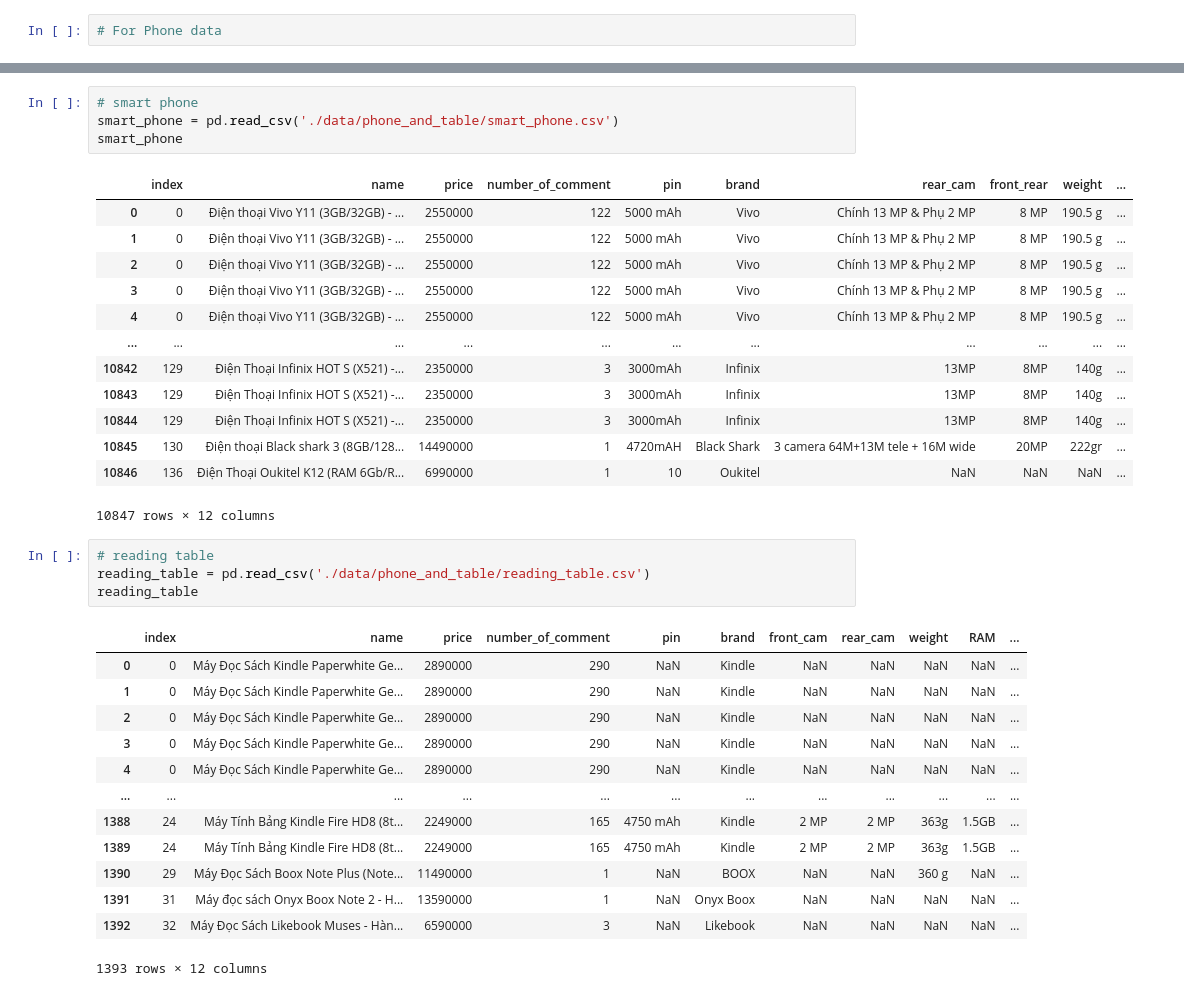
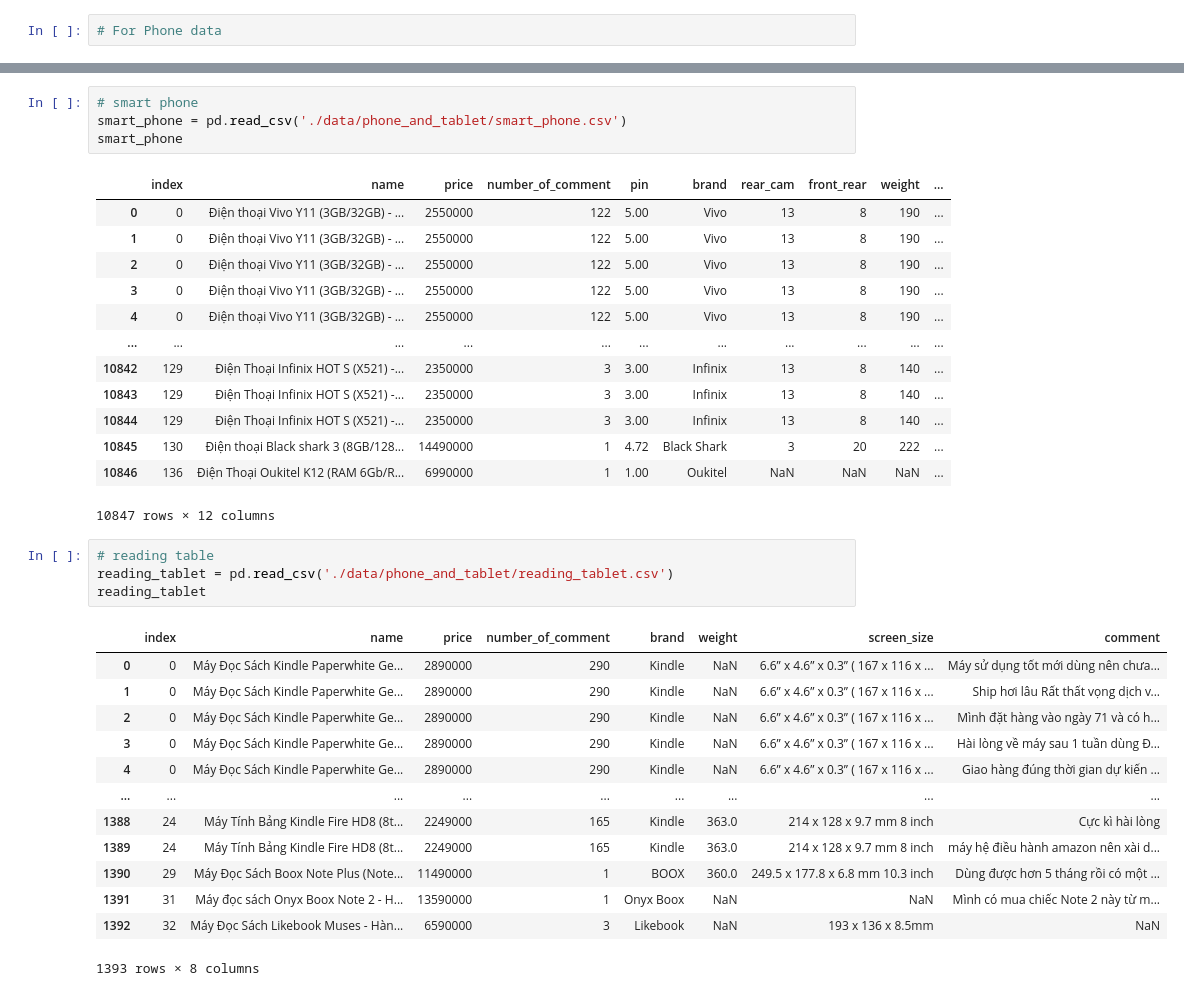
Before and after one commit to ngoclp2000/Introduction_To_Data_Science, a Jupyter notebook: DataCleaning.ipynb, the cells around one changed output, grey strips where cells are left out. Cells and saved outputs as stored; diff of their text form.

```diff
--- a/DataCleaning.ipynb
+++ b/DataCleaning.ipynb
@@ -31,37 +30,37 @@ normal_phone
 # %%
 # smart phone
-smart_phone = pd.read_csv('./data/phone_and_table/smart_phone.csv')
+smart_phone = pd.read_csv('./data/phone_and_tablet/smart_phone.csv')
 smart_phone
 # %% [output]
 |  | index | name | price | number_of_comment | pin | brand | rear_cam | front_rear | weight | ... |
-| 0 | 0 | Điện thoại Vivo Y11 (3GB/32GB) - ... | 2550000 | 122 | 5000 mAh | Vivo | Chính 13 MP & Phụ 2 MP | 8 MP | 190.5 g | ... |
-| 1 | 0 | Điện thoại Vivo Y11 (3GB/32GB) - ... | 2550000 | 122 | 5000 mAh | Vivo | Chính 13 MP & Phụ 2 MP | 8 MP | 190.5 g | ... |
-| 2 | 0 | Điện thoại Vivo Y11 (3GB/32GB) - ... | 2550000 | 122 | 5000 mAh | Vivo | Chính 13 MP & Phụ 2 MP | 8 MP | 190.5 g | ... |
-| 3 | 0 | Điện thoại Vivo Y11 (3GB/32GB) - ... | 2550000 | 122 | 5000 mAh | Vivo | Chính 13 MP & Phụ 2 MP | 8 MP | 190.5 g | ... |
-| 4 | 0 | Điện thoại Vivo Y11 (3GB/32GB) - ... | 2550000 | 122 | 5000 mAh | Vivo | Chính 13 MP & Phụ 2 MP | 8 MP | 190.5 g | ... |
+| 0 | 0 | Điện thoại Vivo Y11 (3GB/32GB) - ... | 2550000 | 122 | 5.00 | Vivo | 13 | 8 | 190 | ... |
+| 1 | 0 | Điện thoại Vivo Y11 (3GB/32GB) - ... | 2550000 | 122 | 5.00 | Vivo | 13 | 8 | 190 | ... |
+| 2 | 0 | Điện thoại Vivo Y11 (3GB/32GB) - ... | 2550000 | 122 | 5.00 | Vivo | 13 | 8 | 190 | ... |
+| 3 | 0 | Điện thoại Vivo Y11 (3GB/32GB) - ... | 2550000 | 122 | 5.00 | Vivo | 13 | 8 | 190 | ... |
+| 4 | 0 | Điện thoại Vivo Y11 (3GB/32GB) - ... | 2550000 | 122 | 5.00 | Vivo | 13 | 8 | 190 | ... |
 | ... | ... | ... | ... | ... | ... | ... | ... | ... | ... | ... |
-| 10842 | 129 | Điện Thoại Infinix HOT S (X521) -... | 2350000 | 3 | 3000mAh | Infinix | 13MP | 8MP | 140g | ... |
-| 10843 | 129 | Điện Thoại Infinix HOT S (X521) -... | 2350000 | 3 | 3000mAh | Infinix | 13MP | 8MP | 140g | ... |
-| 10844 | 129 | Điện Thoại Infinix HOT S (X521) -... | 2350000 | 3 | 3000mAh | Infinix | 13MP | 8MP | 140g | ... |
-| 10845 | 130 | Điện thoại Black shark 3 (8GB/128... | 14490000 | 1 | 4720mAH | Black Shark | 3 camera 64M+13M tele + 16M wide | 20MP | 222gr | ... |
-| 10846 | 136 | Điện Thoại Oukitel K12 (RAM 6Gb/R... | 6990000 | 1 | 10 | Oukitel | NaN | NaN | NaN | ... |
+| 10842 | 129 | Điện Thoại Infinix HOT S (X521) -... | 2350000 | 3 | 3.00 | Infinix | 13 | 8 | 140 | ... |
+| 10843 | 129 | Điện Thoại Infinix HOT S (X521) -... | 2350000 | 3 | 3.00 | Infinix | 13 | 8 | 140 | ... |
+| 10844 | 129 | Điện Thoại Infinix HOT S (X521) -... | 2350000 | 3 | 3.00 | Infinix | 13 | 8 | 140 | ... |
+| 10845 | 130 | Điện thoại Black shark 3 (8GB/128... | 14490000 | 1 | 4.72 | Black Shark | 3 | 20 | 222 | ... |
+| 10846 | 136 | Điện Thoại Oukitel K12 (RAM 6Gb/R... | 6990000 | 1 | 1.00 | Oukitel | NaN | NaN | NaN | ... |
 10847 rows × 12 columns
 # %%
 # reading table
-reading_table = pd.read_csv('./data/phone_and_table/reading_table.csv')
-reading_table
+reading_tablet = pd.read_csv('./data/phone_and_tablet/reading_tablet.csv')
+reading_tablet
 # %% [output]
-|  | index | name | price | number_of_comment | pin | brand | front_cam | rear_cam | weight | RAM | ... |
-| 0 | 0 | Máy Đọc Sách Kindle Paperwhite Ge... | 2890000 | 290 | NaN | Kindle | NaN | NaN | NaN | NaN | ... |
-| 1 | 0 | Máy Đọc Sách Kindle Paperwhite Ge... | 2890000 | 290 | NaN | Kindle | NaN | NaN | NaN | NaN | ... |
-| 2 | 0 | Máy Đọc Sách Kindle Paperwhite Ge... | 2890000 | 290 | NaN | Kindle | NaN | NaN | NaN | NaN | ... |
-| 3 | 0 | Máy Đọc Sách Kindle Paperwhite Ge... | 2890000 | 290 | NaN | Kindle | NaN | NaN | NaN | NaN | ... |
-| 4 | 0 | Máy Đọc Sách Kindle Paperwhite Ge... | 2890000 | 290 | NaN | Kindle | NaN | NaN | NaN | NaN | ... |
-| ... | ... | ... | ... | ... | ... | ... | ... | ... | ... | ... | ... |
-| 1388 | 24 | Máy Tính Bảng Kindle Fire HD8 (8t... | 2249000 | 165 | 4750 mAh | Kindle | 2 MP | 2 MP | 363g | 1.5GB | ... |
-| 1389 | 24 | Máy Tính Bảng Kindle Fire HD8 (8t... | 2249000 | 165 | 4750 mAh | Kindle | 2 MP | 2 MP | 363g | 1.5GB | ... |
-| 1390 | 29 | Máy Đọc Sách Boox Note Plus (Note... | 11490000 | 1 | NaN | BOOX | NaN | NaN | 360 g | NaN | ... |
-| 1391 | 31 | Máy đọc sách Onyx Boox Note 2 - H... | 13590000 | 1 | NaN | Onyx Boox | NaN | NaN | NaN | NaN | ... |
-| 1392 | 32 | Máy Đọc Sách Likebook Muses - Hàn... | 6590000 | 3 | NaN | Likebook | NaN | NaN | NaN | NaN | ... |
+|  | index | name | price | number_of_comment | brand | weight | screen_size | comment |
+| 0 | 0 | Máy Đọc Sách Kindle Paperwhite Ge... | 2890000 | 290 | Kindle | NaN | 6.6” x 4.6” x 0.3” ( 167 x 116 x ... | Máy sử dụng tốt mới dùng nên chưa... |
+| 1 | 0 | Máy Đọc Sách Kindle Paperwhite Ge... | 2890000 | 290 | Kindle | NaN | 6.6” x 4.6” x 0.3” ( 167 x 116 x ... | Ship hơi lâu Rất thất vọng dịch v... |
+| 2 | 0 | Máy Đọc Sách Kindle Paperwhite Ge... | 2890000 | 290 | Kindle | NaN | 6.6” x 4.6” x 0.3” ( 167 x 116 x ... | Mình đặt hàng vào ngày 71 và có h... |
+| 3 | 0 | Máy Đọc Sách Kindle Paperwhite Ge... | 2890000 | 290 | Kindle | NaN | 6.6” x 4.6” x 0.3” ( 167 x 116 x ... | Hài lòng về máy sau 1 tuần dùng Đ... |
+| 4 | 0 | Máy Đọc Sách Kindle Paperwhite Ge... | 2890000 | 290 | Kindle | NaN | 6.6” x 4.6” x 0.3” ( 167 x 116 x ... | Giao hàng đúng thời gian dự kiến ... |
+| ... | ... | ... | ... | ... | ... | ... | ... | ... |
+| 1388 | 24 | Máy Tính Bảng Kindle Fire HD8 (8t... | 2249000 | 165 | Kindle | 363.0 | 214 x 128 x 9.7 mm 8 inch | Cực kì hài lòng |
+| 1389 | 24 | Máy Tính Bảng Kindle Fire HD8 (8t... | 2249000 | 165 | Kindle | 363.0 | 214 x 128 x 9.7 mm 8 inch | máy hệ điều hành amazon nên xài d... |
+| 1390 | 29 | Máy Đọc Sách Boox Note Plus (Note... | 11490000 | 1 | BOOX | 360.0 | 249.5 x 177.8 x 6.8 mm 10.3 inch | Dùng được hơn 5 tháng rồi có một ... |
+| 1391 | 31 | Máy đọc sách Onyx Boox Note 2 - H... | 13590000 | 1 | Onyx Boox | NaN | NaN | Mình có mua chiếc Note 2 này từ m... |
+| 1392 | 32 | Máy Đọc Sách Likebook Muses - Hàn... | 6590000 | 3 | Likebook | NaN | 193 x 136 x 8.5mm | NaN |
-1393 rows × 12 columns
+1393 rows × 8 columns
 # %%
```
Also changed, not shown: parts of 7 cells of this notebook, 24 other files.
